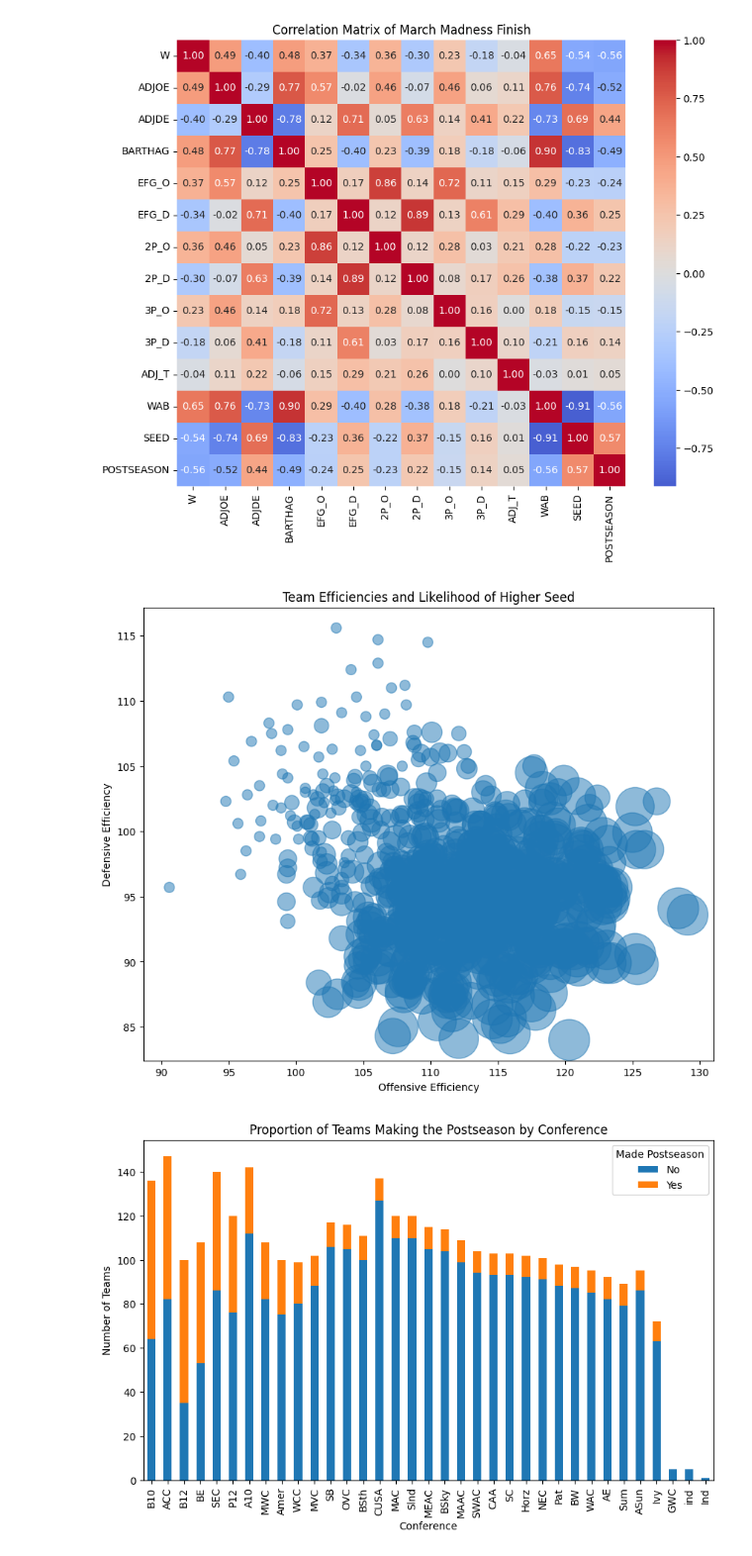
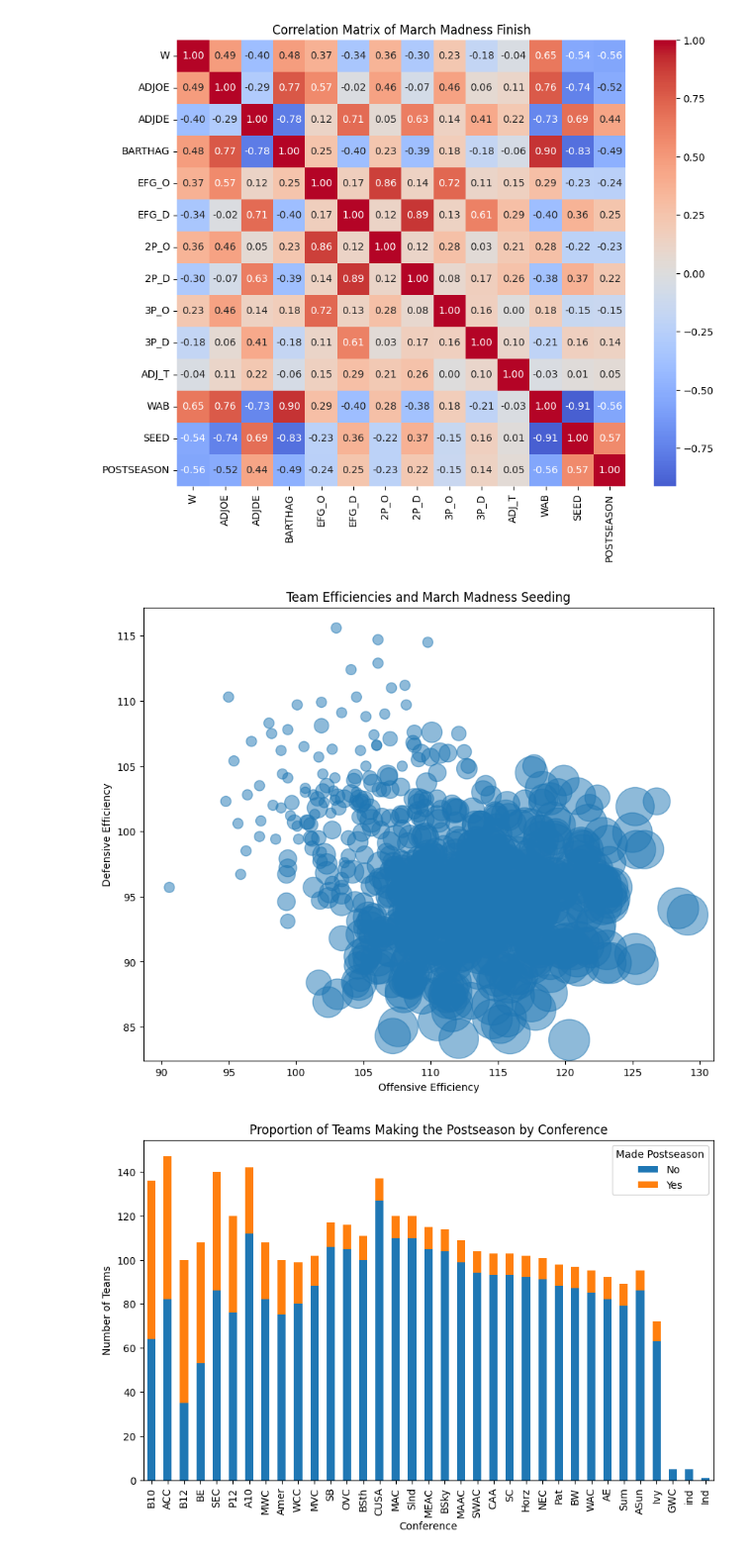
Before and after one commit to isaacanders0n/MarchMadness, a Jupyter notebook: projectDag/EDA.ipynb, the cells around one changed output. Shown at 99% size. Drawn from its saved outputs; the diff is of its cells as text; code cells hidden in the pictures.

Commit message:
Couple updates to visualizations for the presentation

```diff
--- a/projectDag/EDA.ipynb
+++ b/projectDag/EDA.ipynb
@@ -150,22 +150,22 @@ plt.show()
 # %% [output]
 [figure]
 # %%
-# Bubble chart plotting offensive and defensive efficiency compared to likelihood of being a higher seed
+# Bubble chart plotting offensive and defensive efficiency compared March Madness Seeding
 # Larger bubble = higher seed
 df_made_postseason = df[df['MADE_POSTSEASON'] == 1]
 selected_columns = ['ADJOE', 'ADJDE', 'SEED']
 df_bubble = df_made_postseason[selected_columns].copy()
 
 max_seed = df['SEED'].max()
 plt.figure(figsize=(10, 8))
 plt.scatter(df_bubble['ADJOE'], df_bubble['ADJDE'], s=(max_seed - df_bubble['SEED'] + 1) * 100, alpha=0.5)
 
 plt.xlabel('Offensive Efficiency')
 plt.ylabel('Defensive Efficiency')
-plt.title('Team Efficiencies and Likelihood of Higher Seed')
+plt.title('Team Efficiencies and March Madness Seeding')
 
 plt.show()
 # %% [output]
-[figure, old version]
+[figure, new version]
 # %%
 #Stacked bar chart displaying proportion of teams making the tournament based on conference
```
Also changed, not shown: parts of 3 cells of this notebook.
